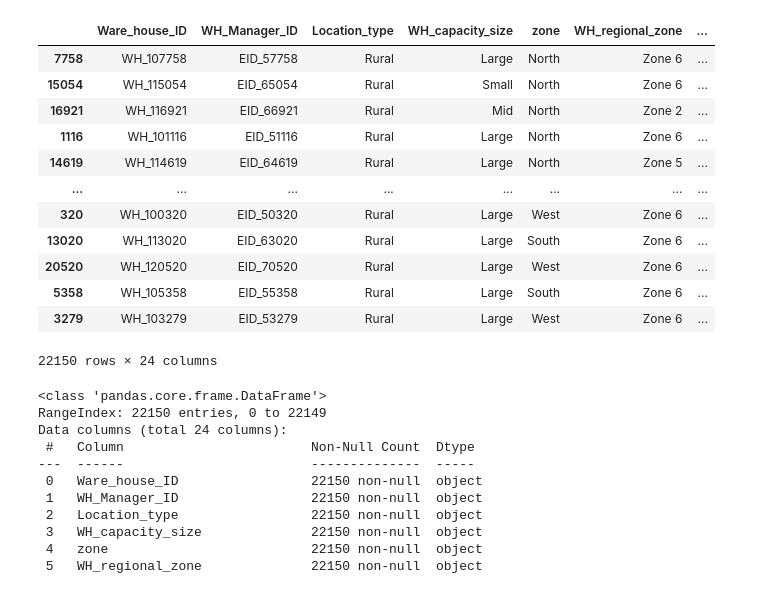
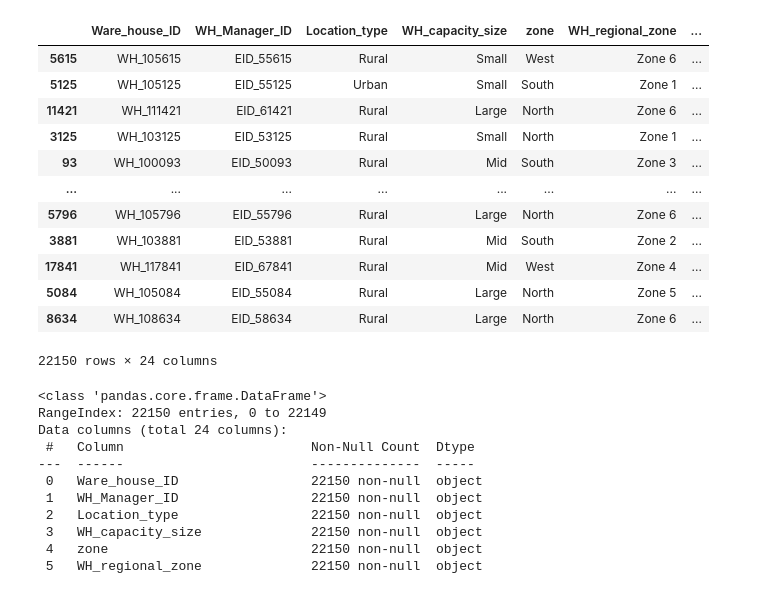
Before and after one commit to vikasmishra0921/SupplyChain, a Jupyter notebook: model.ipynb, the cells around one changed output. Saved outputs shown, nothing was run; the diff lists cells and outputs as text; code cells hidden in the pictures.

```diff
--- a/model.ipynb
+++ b/model.ipynb
@@ -10,24 +10,24 @@ import warnings
 warnings.filterwarnings('ignore')
 # %%
 # Import Data using URL from GITHUB
-url = 'https://raw.githubusercontent.com/vikasmishra0921/SupplyChain/refs/heads/main/SCM.csv'
+url = 'https://raw.githubusercontent.com/VikasMishra0921/supplychain/refs/heads/main/SCM.csv'
 
 df = pd.read_csv(url)
 
 df.sample(frac = 1) # Data Shuffle
 # %% [output]
 |  | Ware_house_ID | WH_Manager_ID | Location_type | WH_capacity_size | zone | WH_regional_zone | ... |
-| 7758 | WH_107758 | EID_57758 | Rural | Large | North | Zone 6 | ... |
-| 15054 | WH_115054 | EID_65054 | Rural | Small | North | Zone 6 | ... |
-| 16921 | WH_116921 | EID_66921 | Rural | Mid | North | Zone 2 | ... |
-| 1116 | WH_101116 | EID_51116 | Rural | Large | North | Zone 6 | ... |
-| 14619 | WH_114619 | EID_64619 | Rural | Large | North | Zone 5 | ... |
+| 5615 | WH_105615 | EID_55615 | Rural | Small | West | Zone 6 | ... |
+| 5125 | WH_105125 | EID_55125 | Urban | Small | South | Zone 1 | ... |
+| 11421 | WH_111421 | EID_61421 | Rural | Large | North | Zone 6 | ... |
+| 3125 | WH_103125 | EID_53125 | Rural | Small | North | Zone 1 | ... |
+| 93 | WH_100093 | EID_50093 | Rural | Mid | South | Zone 3 | ... |
 | ... | ... | ... | ... | ... | ... | ... | ... |
-| 320 | WH_100320 | EID_50320 | Rural | Large | West | Zone 6 | ... |
-| 13020 | WH_113020 | EID_63020 | Rural | Large | South | Zone 6 | ... |
-| 20520 | WH_120520 | EID_70520 | Rural | Large | West | Zone 6 | ... |
-| 5358 | WH_105358 | EID_55358 | Rural | Large | South | Zone 6 | ... |
-| 3279 | WH_103279 | EID_53279 | Rural | Large | West | Zone 6 | ... |
+| 5796 | WH_105796 | EID_55796 | Rural | Large | North | Zone 6 | ... |
+| 3881 | WH_103881 | EID_53881 | Rural | Mid | South | Zone 2 | ... |
+| 17841 | WH_117841 | EID_67841 | Rural | Mid | West | Zone 4 | ... |
+| 5084 | WH_105084 | EID_55084 | Rural | Large | North | Zone 5 | ... |
+| 8634 | WH_108634 | EID_58634 | Rural | Large | North | Zone 6 | ... |
 22150 rows × 24 columns
 # %%
 # Checking Dataset Information
```
Also changed, not shown: parts of 20 cells of this notebook.
